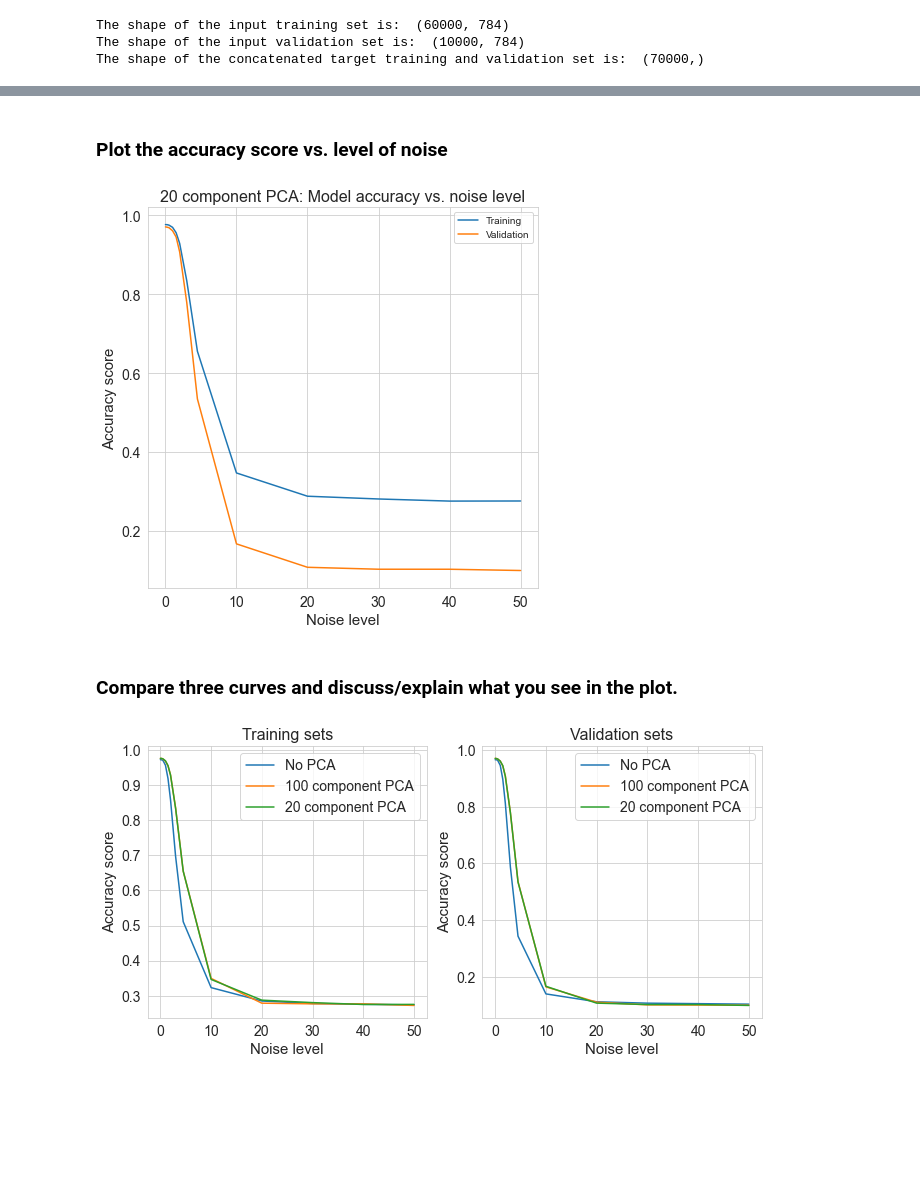
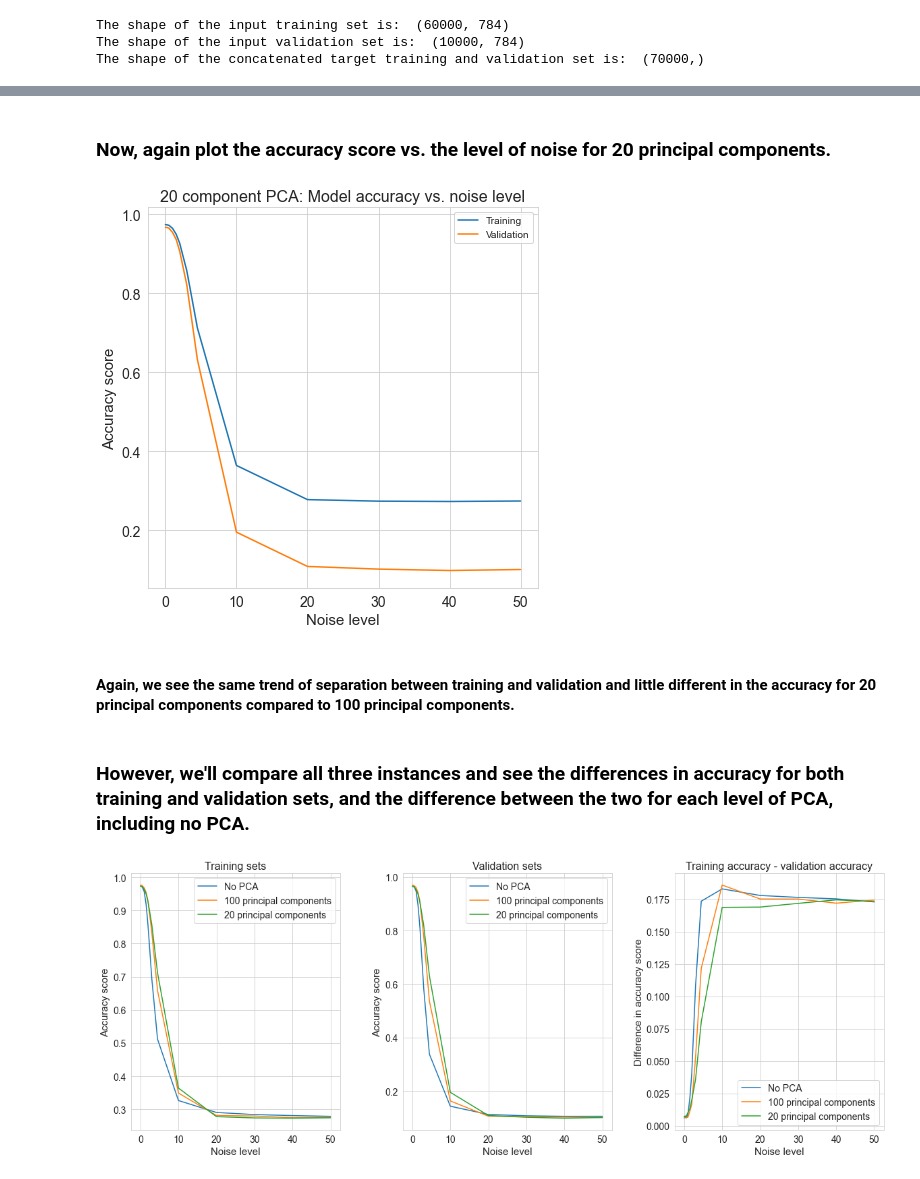
Before and after one commit to drichts/Machine_Learning, a Jupyter notebook: Assign2_drichts/Question_2.ipynb, the cells around one changed output, grey strips where cells are left out. Cells and saved outputs as stored; diff of their text form; code cells hidden in the pictures; blank space fills up the shorter version.

```diff
--- a/Assign2_drichts/Question_2.ipynb
+++ b/Assign2_drichts/Question_2.ipynb
@@ -226,20 +259,20 @@ plt.show()
 # %%
-# Initialize an array to hold the accuracy score for each level of n_noise, this time with PCA with 20 components
+# Initialize two arrays to hold the accuracy score for each level of n_noise, this time with PCA with 20 components
 acc_with_pca20_tr = np.zeros(len(n_noise))
 acc_with_pca20_va = np.zeros(len(n_noise))
 
-# For loop to loop through the n_noise values and fit the data with Logistic Regessor
+# For loop to loop through the n_noise values and fit the data with the KNN classifier
 for c_idx, c_noise in enumerate(n_noise):
 
-       # Scale the noise by the amount defined by c_noise
+    # Scale the noise by the amount defined by c_noise
     noise_tr = noise_train * c_noise
     noise_va = noise_valid * c_noise
 
-    # Set temporary variables in the loop to the baseline MNIST training and validation set and scale
+    # Set temporary variables in the loop to the baseline MNIST training and validation set and scale appropriately
     inp_tr_temp = input_tr/255
     inp_va_temp = input_va/255
 
-    # Add the noise to the MNIST data and normalize
+    # Add the noise to the MNIST data and normalize to the noise
     inp_tr_temp = (inp_tr_temp + noise_tr)/(1 + c_noise)
     inp_va_temp = (inp_va_temp + noise_va)/(1 + c_noise)
 
@@ -248,19 +281,22 @@ for c_idx, c_noise in enumerate(n_noise):
 
     # Print the noise level and shape of input set
     print('Noise level:', c_noise)
-    print('The shape of the concatenated input training and validation set is: ', np.shape(inpT))
-    print()
 
-    # Split the data into training and test
+    # Split the data into training and test, 30% for the test set
     inp_tr, inp_va, tar_tr, tar_va = train_test_split(inpT, tarT, test_size=0.3, random_state=0)
 
     # Initialize the PCA transformer with n_components = 100
-    pca = PCA(n_components=100)
+    pca = PCA(n_components=20)
 
-    # Fit the
+    # Start a timer
+    start = datetime.now().timestamp()
+
+    # Fit the PCA
     pca.fit(inp_tr)
     inp_tr_pca = pca.transform(inp_tr)
     inp_va_pca = pca.transform(inp_va)
+
+    print(f'Time to complete PCA: {datetime.now().timestamp() - start:0.3f}')
 
     # Set up the KNN classifier: k = 10, p = 2.
     knn = KNeighborsClassifier(n_neighbors=10, p=2, n_jobs=1)
@@ -275,5 +311,9 @@ for c_idx, c_noise in enumerate(n_noise):
     # Find the accuracy score of the metric
     acc_with_pca20_tr[c_idx] = metrics.accuracy_score(pred_tr, tar_tr)
     acc_with_pca20_va[c_idx] = metrics.accuracy_score(pred_va, tar_va)
+
+    # Print the time it took to complete
+    print(f'Time to complete PCA and KNN: {datetime.now().timestamp() - start:0.3f}')
+    print()
 # %% [output]
 Noise level: 0.0
@@ -296,5 +336,5 @@ The shape of the concatenated input training and validation set is:  (70000, 784
 # %% [markdown]
-### Plot the accuracy score vs. level of noise
+### Now, again plot the accuracy score vs. the level of noise for 20 principal components.
 # %%
 # Set up the accuracy vs. n_noise plot for no PCA
 fig_with_pca20 = plt.figure(figsize=(7, 7))
@@ -307,33 +347,46 @@ plt.tick_params(labelsize=14)
 plt.legend(['Training', 'Validation'])
 plt.show()
 # %% [output]
-[figure, old version]
+[figure, new version]
+# %% [markdown]
+#### Again, we see the same trend of separation between training and validation and little different in the accuracy for 20 principal components compared to 100 principal components.
 # %% [markdown]
-### Compare three curves and discuss/explain what you see in the plot.
+### However, we'll compare all three instances and see the differences in accuracy for both training and validation sets, and the difference between the two for each level of PCA, including no PCA.
 # %%
 # Set up the figure with all 3 plots
-fig_all, ax = plt.subplots(1, 2, figsize=(11, 5))
+fig_all, ax = plt.subplots(1, 3, figsize=(20, 7))
 
 # Training sets
 ax[0].plot(n_noise, acc_no_pca_tr)
 ax[0].plot(n_noise, acc_with_pca100_tr)
 ax[0].plot(n_noise, acc_with_pca20_tr)
 ax[0].set_title('Training sets', fontsize=16)
 ax[0].set_xlabel('Noise level', fontsize=15)
 ax[0].set_ylabel('Accuracy score', fontsize=15)
 ax[0].tick_params(labelsize=14)
-ax[0].legend(['No PCA', '100 component PCA', '20 component PCA'], fontsize=14)
+ax[0].legend(['No PCA', '100 principal components', '20 principal components'], fontsize=14)
 
 # Validation sets
 ax[1].plot(n_noise, acc_no_pca_va)
 ax[1].plot(n_noise, acc_with_pca100_va)
 ax[1].plot(n_noise, acc_with_pca20_va)
 ax[1].set_title('Validation sets', fontsize=16)
 ax[1].set_xlabel('Noise level', fontsize=15)
 ax[1].set_ylabel('Accuracy score', fontsize=15)
 ax[1].tick_params(labelsize=14)
-ax[1].legend(['No PCA', '100 component PCA', '20 component PCA'], fontsize=14)
+ax[1].legend(['No PCA', '100 principal components', '20 principal components'], fontsize=14)
 
+# Differences between training and validation
+ax[2].plot(n_noise, acc_no_pca_tr - acc_no_pca_va)
+ax[2].plot(n_noise, acc_with_pca100_tr - acc_with_pca100_va)
+ax[2].plot(n_noise, acc_with_pca20_tr - acc_with_pca20_va)
+ax[2].set_title('Training accuracy - validation accuracy', fontsize=16)
+ax[2].set_xlabel('Noise level', fontsize=15)
+ax[2].set_ylabel('Difference in accuracy score', fontsize=15)
+ax[2].tick_params(labelsize=14)
+ax[2].legend(['No PCA', '100 principal components', '20 principal components'], fontsize=14)
+
+plt.subplots_adjust(wspace=0.3)
 plt.show()
 # %% [output]
-[figure, old version]
+[figure, new version]
```
Also changed, not shown: parts of 23 cells of this notebook, 3 other files.
